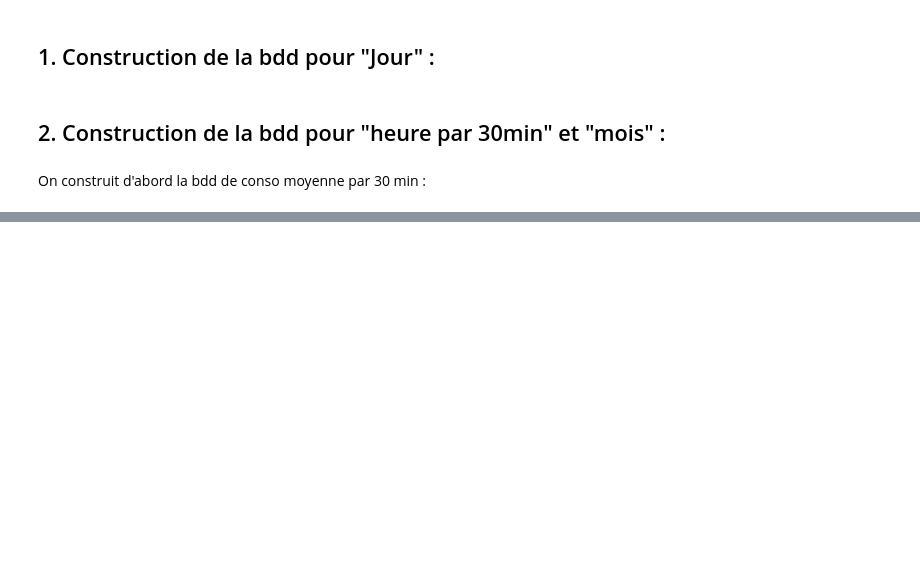
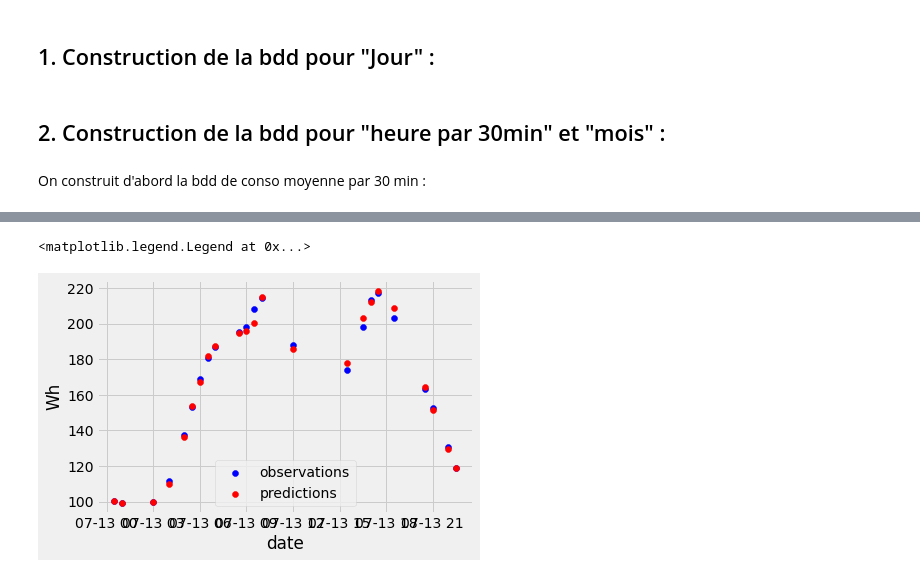
Before and after one commit to cominho/Stat-App, a Jupyter notebook: construction_bdd_machine_learning.ipynb, the cells around one changed output, grey strips where cells are left out. Saved outputs shown, nothing was run; the diff lists cells and outputs as text; code cells hidden in the pictures; blank space fills up the shorter version.

```diff
--- a/construction_bdd_machine_learning.ipynb
+++ b/construction_bdd_machine_learning.ipynb
@@ -104,0 +352,4 @@ creation_bdd_one_hot_heure_mois(enedis_PACA_30,"PACA",'6kva')
+# %%
+enedis_IDF_30_ML_test['error'] = enedis_IDF_30_ML_test['res_conso_moyenne'] - enedis_IDF_30_ML_test['Conso_prediction']
+enedis_IDF_30_ML_test['abs_error'] = enedis_IDF_30_ML_test['error'].apply(np.abs)
+error_by_day = enedis_IDF_30_ML_test.groupby(['month','dayofmonth',"dayofyear"]).mean()[["res_conso_moyenne","Conso_prediction","error","abs_error"]]
@@ -104,0 +388,12 @@ creation_bdd_one_hot_heure_mois(enedis_PACA_30,"PACA",'6kva')
+# %%
+enedis_IDF_30_ML_test_best_predicted_day = enedis_IDF_30_ML_test[enedis_IDF_30_ML_test["dayofyear"]==194]
+# %%
+# Best predicted days
+plt.scatter(enedis_IDF_30_ML_test_best_predicted_day["horodate"],enedis_IDF_30_ML_test_best_predicted_day["res_conso_moyenne"],label="observations",color="blue")
+plt.scatter(enedis_IDF_30_ML_test_best_predicted_day["horodate"],enedis_IDF_30_ML_test_best_predicted_day["Conso_prediction"],label="predictions",color="red")
+plt.xlabel("date")
+plt.ylabel("Wh")
+plt.legend()
+# %% [output]
+<matplotlib.legend.Legend at 0x...>
+[figure, added]
```
Also changed, not shown: parts of 29 cells of this notebook.
